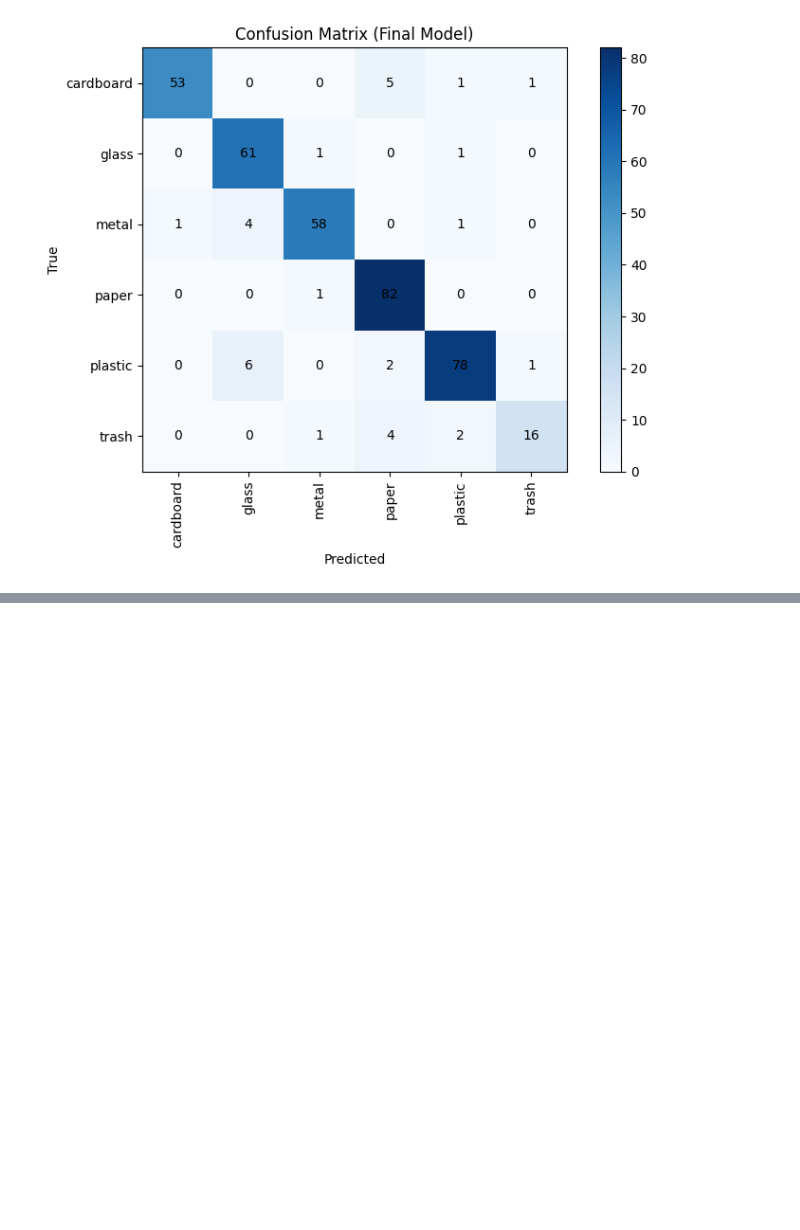
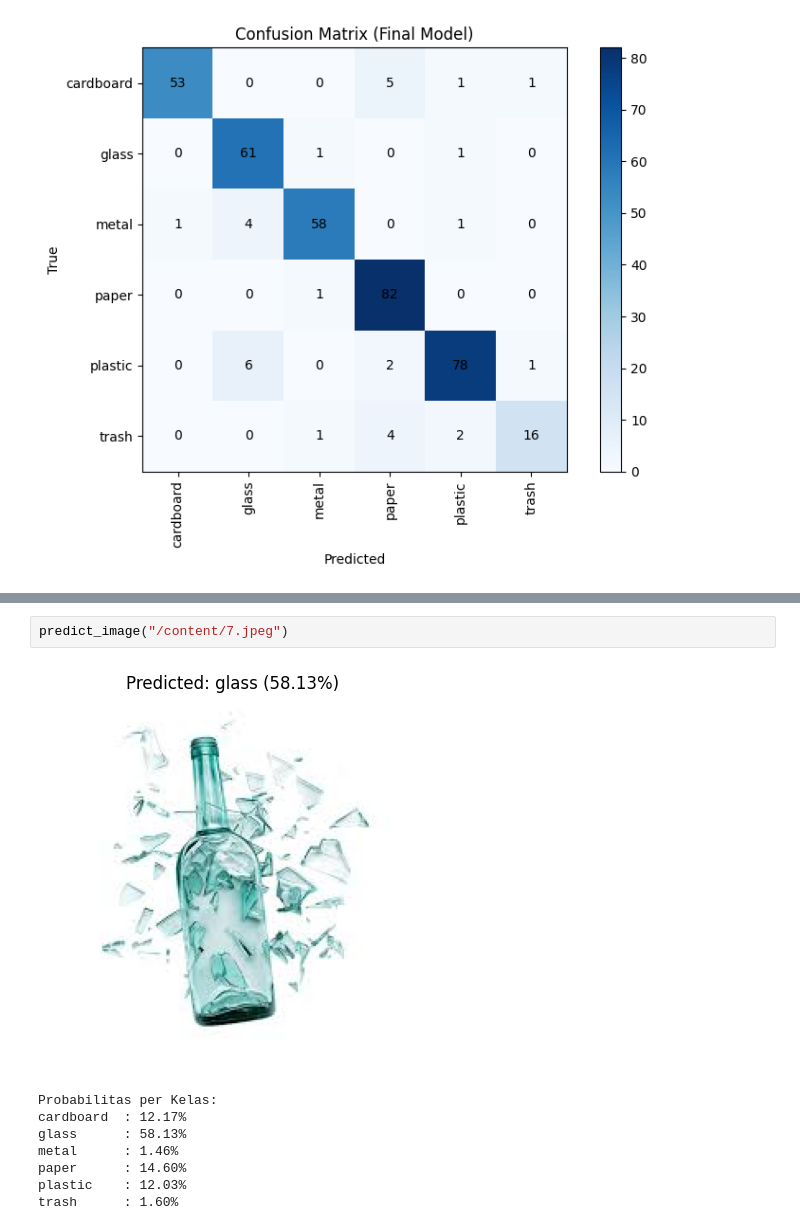
Before and after one commit to WahyuKhairi06/JaringanSyarafTiruan_WahyuKhairi_2311531009, a Jupyter notebook: JST_NEW.ipynb, the cells around one changed output, grey strips where cells are left out. Drawn from its saved outputs; the diff is of its cells as text; blank space fills up the shorter version.

```diff
--- a/JST_NEW.ipynb
+++ b/JST_NEW.ipynb
@@ -876,0 +951,11 @@ trash      : 82.36%
+# %%
+predict_image("/content/7.jpeg")
+# %% [output]
+[figure, added]
+Probabilitas per Kelas:
+cardboard  : 12.17%
+glass      : 58.13%
+metal      : 1.46%
+paper      : 14.60%
+plastic    : 12.03%
+trash      : 1.60%
```
Also changed, not shown: parts of 8 cells of this notebook.
